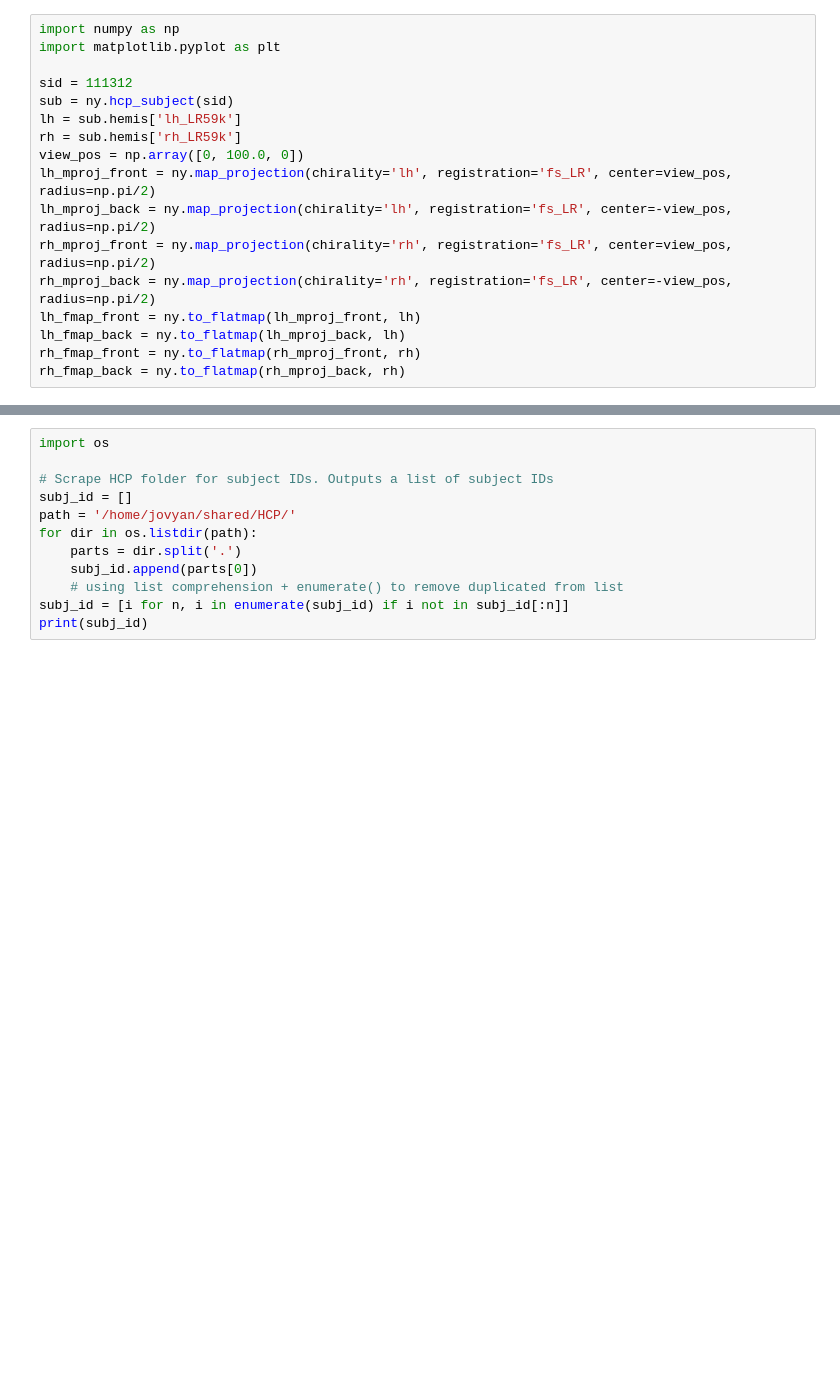
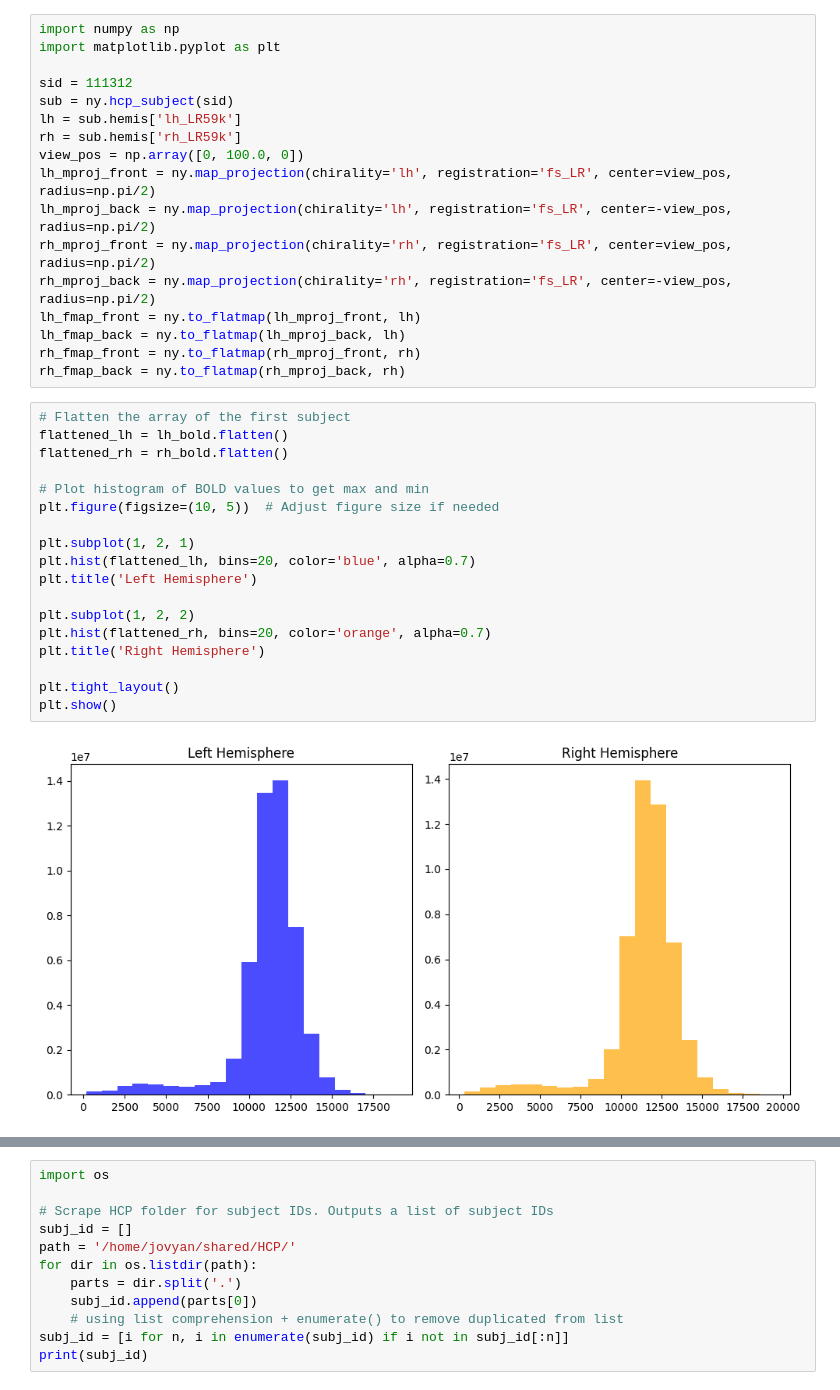
Before and after one commit to courtajimenez/nh23_nat_soc_pred, a Jupyter notebook: cnn_preproc.ipynb, the cells around one changed output, grey strips where cells are left out. Saved outputs shown, nothing was run; the diff lists cells and outputs as text; blank space fills up the shorter version.

```diff
--- a/cnn_preproc.ipynb
+++ b/cnn_preproc.ipynb
@@ -36,6 +36,26 @@ lh_fmap_front = ny.to_flatmap(lh_mproj_front, lh)
 lh_fmap_back = ny.to_flatmap(lh_mproj_back, lh)
 rh_fmap_front = ny.to_flatmap(rh_mproj_front, rh)
 rh_fmap_back = ny.to_flatmap(rh_mproj_back, rh)
+# %%
+# Flatten the array of the first subject
+flattened_lh = lh_bold.flatten()
+flattened_rh = rh_bold.flatten()
+
+# Plot histogram of BOLD values to get max and min
+plt.figure(figsize=(10, 5))  # Adjust figure size if needed
+
+plt.subplot(1, 2, 1)
+plt.hist(flattened_lh, bins=20, color='blue', alpha=0.7)
+plt.title('Left Hemisphere')
+
+plt.subplot(1, 2, 2)
+plt.hist(flattened_rh, bins=20, color='orange', alpha=0.7)
+plt.title('Right Hemisphere')
+
+plt.tight_layout()
+plt.show()
+# %% [output]
+[figure, added]
 # %%
 def sub_channel(lh_data, rh_data):
     (fig, axs) = plt.subplots(2, 2, figsize=(2,2), dpi=72*4)
```
Also changed, not shown: parts of 3 cells of this notebook.
